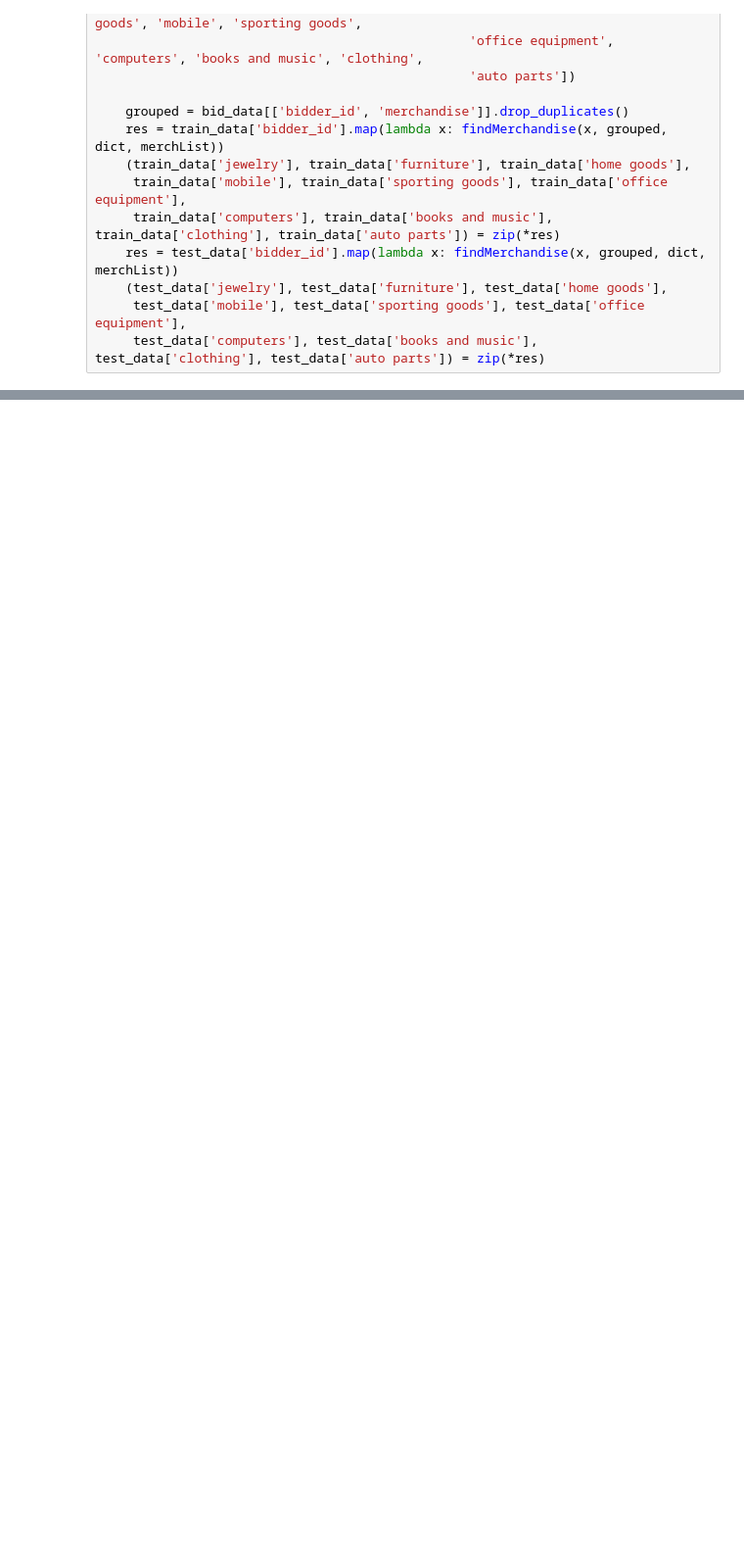
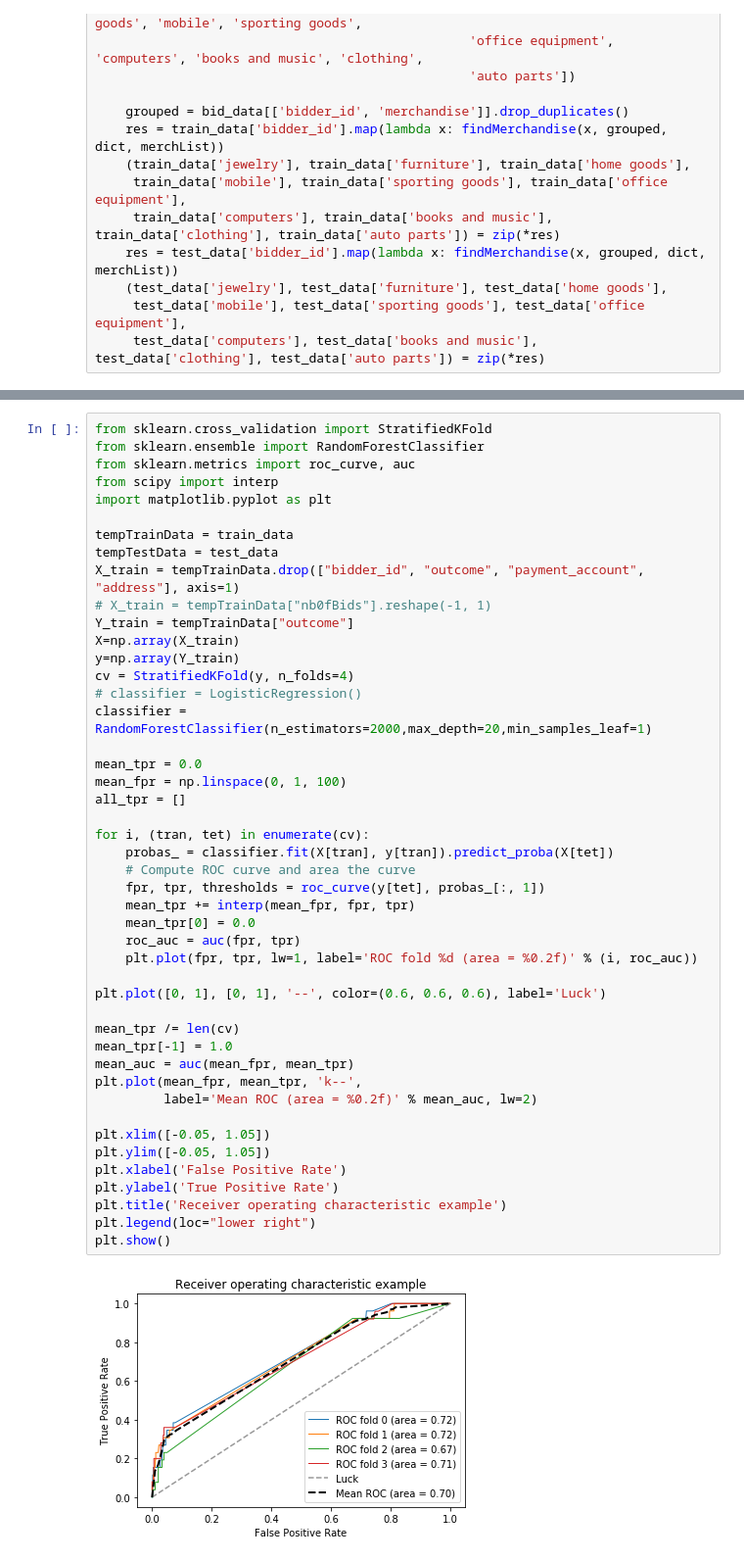
Before and after one commit to rashmiojha/BidBot-Identification, a Jupyter notebook: notebook.ipynb, the cells around one changed output, grey strips where cells are left out. Shown: that part at 98% size. Cells and saved outputs as stored; diff of their text form; blank space fills up the shorter version.

Commit message:
Added code to calculate and visualize ROC AUC

```diff
--- a/notebook.ipynb
+++ b/notebook.ipynb
@@ -226,0 +211,48 @@ testModel()
+# %%
+from sklearn.cross_validation import StratifiedKFold
+from sklearn.ensemble import RandomForestClassifier
+from sklearn.metrics import roc_curve, auc
+from scipy import interp
+import matplotlib.pyplot as plt
+
+tempTrainData = train_data
+tempTestData = test_data
+X_train = tempTrainData.drop(["bidder_id", "outcome", "payment_account", "address"], axis=1)
+# X_train = tempTrainData["nb0fBids"].reshape(-1, 1)
+Y_train = tempTrainData["outcome"]
+X=np.array(X_train)
+y=np.array(Y_train)
+cv = StratifiedKFold(y, n_folds=4)
+# classifier = LogisticRegression()
+classifier = RandomForestClassifier(n_estimators=2000,max_depth=20,min_samples_leaf=1)
+
+mean_tpr = 0.0
+mean_fpr = np.linspace(0, 1, 100)
+all_tpr = []
+
+for i, (tran, tet) in enumerate(cv):
+    probas_ = classifier.fit(X[tran], y[tran]).predict_proba(X[tet])
+    # Compute ROC curve and area the curve
+    fpr, tpr, thresholds = roc_curve(y[tet], probas_[:, 1])
+    mean_tpr += interp(mean_fpr, fpr, tpr)
+    mean_tpr[0] = 0.0
+    roc_auc = auc(fpr, tpr)
+    plt.plot(fpr, tpr, lw=1, label='ROC fold %d (area = %0.2f)' % (i, roc_auc))
+
+plt.plot([0, 1], [0, 1], '--', color=(0.6, 0.6, 0.6), label='Luck')
+
+mean_tpr /= len(cv)
+mean_tpr[-1] = 1.0
+mean_auc = auc(mean_fpr, mean_tpr)
+plt.plot(mean_fpr, mean_tpr, 'k--',
+         label='Mean ROC (area = %0.2f)' % mean_auc, lw=2)
+
+plt.xlim([-0.05, 1.05])
+plt.ylim([-0.05, 1.05])
+plt.xlabel('False Positive Rate')
+plt.ylabel('True Positive Rate')
+plt.title('Receiver operating characteristic example')
+plt.legend(loc="lower right")
+plt.show()
+# %% [output]
+[figure, added]
```
Also changed, not shown: parts of 3 cells of this notebook, 1 other file.
